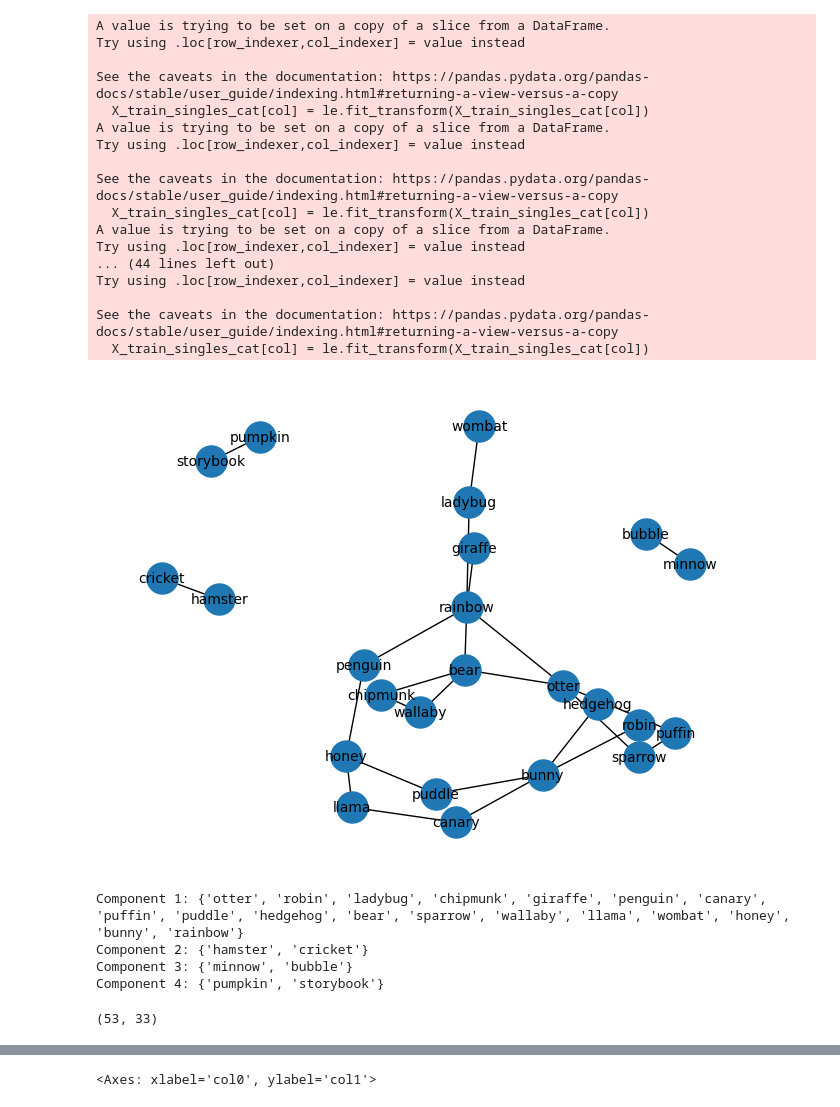
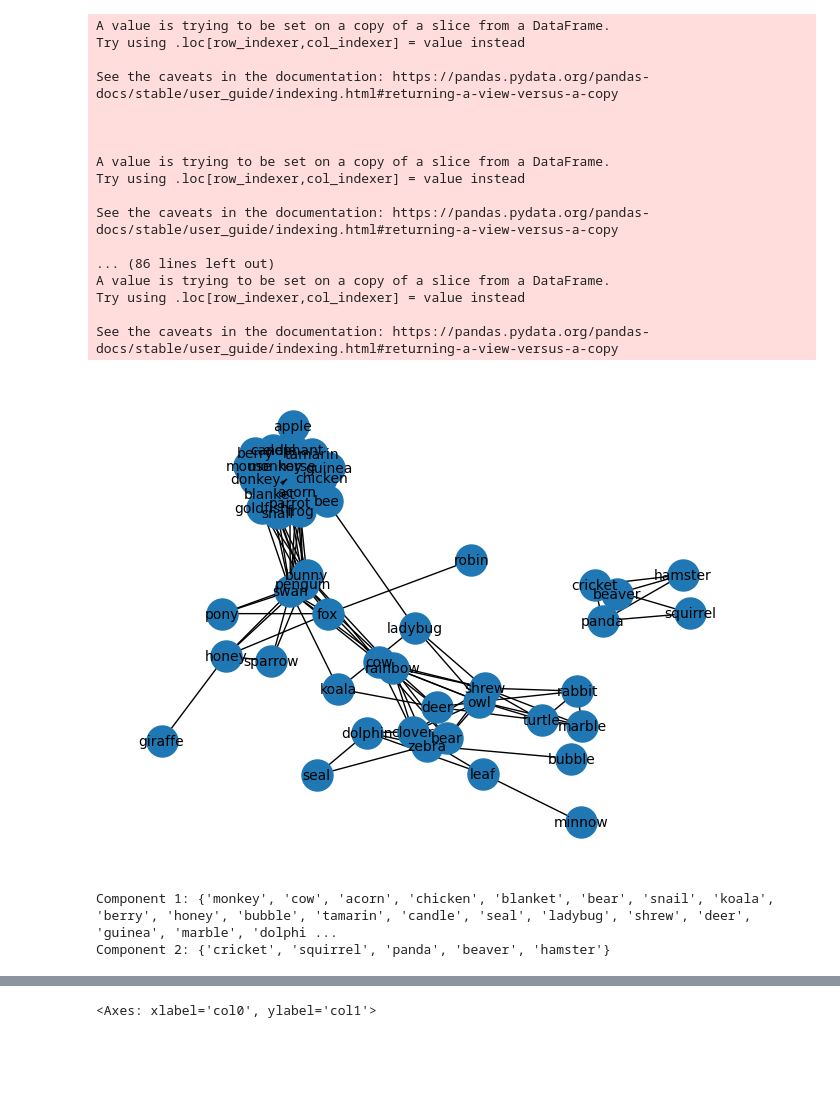
Before and after one commit to fnnsll/synthetic, a Jupyter notebook: model_pipeline_draft.ipynb, the cells around one changed output, grey strips where cells are left out. Cells and saved outputs as stored; diff of their text form; code cells hidden in the pictures; blank space fills up the shorter version.

```diff
--- a/model_pipeline_draft.ipynb
+++ b/model_pipeline_draft.ipynb
@@ -58,22 +58,29 @@ X_train_cat = X_train.copy()
 
 le = preprocessing.LabelEncoder()
 for i,col in enumerate(X_train_o.columns.tolist()):
-    X_train_cat[col] = le.fit_transform(X_train_cat[col])
+    X_train_cat[col] = le.fit_transform(X_train_cat[col].fillna('iamna'))
+
+for i, col in enumerate(X_train_cat.select_dtypes(exclude='object').columns.tolist()):
+    X_train_cat[col] = X_train_cat[col].fillna(0)
 
 col_one = []
 col_two = []
 corr_list = []
+abs_corr_list = []
 for i,col_1 in enumerate(X_train_cat.columns.tolist()):
     for j, col_2 in enumerate(X_train_cat.columns.tolist()):
         if col_1!=col_2:
             col_one.append(col_1)
             col_two.append(col_2)
             corr_list.append(stats.pointbiserialr(X_train_cat[col_1], X_train_cat[col_2])[0])
+            abs_corr_list.append(abs(stats.pointbiserialr(X_train_cat[col_1], X_train_cat[col_2])[0]))
+
 
 col_dict = {
     'col1': col_one,
     'col2': col_two,
-    'corr': corr_list
+    'corr': corr_list,
+    'abs_corr': abs_corr_list
 }
 
 corr_df = pd.DataFrame.from_dict(col_dict)
@@ -80,7 +103,7 @@ corr_df = pd.DataFrame.from_dict(col_dict)
 # %%
 R = 0.45
 S = 0.8
-df_R = corr_df[(corr_df['corr'] > R)&(corr_df['corr']<S)]
+df_R = corr_df[(corr_df['abs_corr'] > R)&(corr_df['abs_corr']<S)]
 
 G=nx.from_pandas_edgelist(df_R, 'col1', 'col2', edge_attr='corr')
 
@@ -121,7 +144,7 @@ for comp in components_:
     if len(comp) <= 3:
         component_list_core.append(list(comp))
 
-flat_list = [item for sublist in component_list_core for item in sublist]
+flat_list = [item for sublist in component_list for item in sublist]
 
 singles = [x for x in X_train.columns.tolist() if x not in flat_list]
 
@@ -143,20 +180,26 @@ le = preprocessing.LabelEncoder()
 for i,col in enumerate(object_columns):
     X_train_singles_cat[col] = le.fit_transform(X_train_singles_cat[col])
 
+for i, col in enumerate(X_train_singles_cat.select_dtypes(exclude='object').columns.tolist()):
+    X_train_singles_cat[col] = X_train_singles_cat[col].fillna(0)
+
 col_one = []
 col_two = []
 corr_list = []
+abs_corr_list = []
 for i,col_1 in enumerate(X_train_singles_cat.columns.tolist()):
     for j, col_2 in enumerate(X_train_singles_cat.columns.tolist()):
         if col_1!=col_2:
             col_one.append(col_1)
             col_two.append(col_2)
             corr_list.append(stats.pointbiserialr(X_train_singles_cat[col_1], X_train_singles_cat[col_2])[0])
+            abs_corr_list.append(abs(stats.pointbiserialr(X_train_singles_cat[col_1], X_train_singles_cat[col_2])[0]))
 
 col_dict = {
     'col1': col_one,
     'col2': col_two,
-    'corr': corr_list
+    'corr': corr_list,
+    'abs_corr': abs_corr_list
 }
 
 corr_df_singles = pd.DataFrame.from_dict(col_dict)
@@ -165,34 +208,34 @@ A value is trying to be set on a copy of a slice from a DataFrame.
 Try using .loc[row_indexer,col_indexer] = value instead
 
 See the caveats in the documentation: https://pandas.pydata.org/pandas-docs/stable/user_guide/indexing.html#returning-a-view-versus-a-copy
-  X_train_singles_cat[col] = le.fit_transform(X_train_singles_cat[col])
+
+
+
 A value is trying to be set on a copy of a slice from a DataFrame.
 Try using .loc[row_indexer,col_indexer] = value instead
 
 See the caveats in the documentation: https://pandas.pydata.org/pandas-docs/stable/user_guide/indexing.html#returning-a-view-versus-a-copy
-  X_train_singles_cat[col] = le.fit_transform(X_train_singles_cat[col])
+
+... (86 lines left out)
 A value is trying to be set on a copy of a slice from a DataFrame.
-Try using .loc[row_indexer,col_indexer] = value instead
-... (44 lines left out)
 Try using .loc[row_indexer,col_indexer] = value instead
 
 See the caveats in the documentation: https://pandas.pydata.org/pandas-docs/stable/user_guide/indexing.html#returning-a-view-versus-a-copy
-  X_train_singles_cat[col] = le.fit_transform(X_train_singles_cat[col])
 # %%
-R = 0.1
+R = 0.2
 S = 1
-df_R = corr_df_singles[(corr_df_singles['corr'] > R)&(corr_df_singles['corr']<=S)]
+df_R = corr_df_singles[(corr_df_singles['abs_corr'] > R)&(corr_df_singles['abs_corr']<=S)]
 
 G=nx.from_pandas_edgelist(df_R, 'col1', 'col2', edge_attr='corr')
 
 pos = nx.spring_layout(G, k=0.5, scale=2.0)  # increase `k` or `scale` for more spacing
 
 # Draw the graph using the custom positions
 nx.draw(G, pos, with_labels=True, node_size=500, font_size=10)
 
 plt.show()
 # %% [output]
-[figure, old version]
+[figure, new version]
 # %%
 # Get connected components
 components = list(nx.connected_components(G))
@@ -203,17 +246,31 @@ for i, component in enumerate(components):
     print(f"Component {i+1}: {component}")
     component_list_two.append(list(component))
 
-flat_list_two = [item for sublist in component_list_two for item in sublist]
+components_ = sorted(components, key=len, reverse=True)
+
+component_list_two_core = []
+for comp in components_:
+    if len(comp) > 3:
+        subgraph = G.subgraph(comp)
+
+    # Filter nodes with degree > 1
+        filtered_nodes = [n for n in subgraph.nodes if subgraph.degree[n] > 1]
+
+    # Create the subgraph of only those nodes
+        filtered_subgraph = subgraph.subgraph(filtered_nodes)
+
+        filtered_nodes_two = [n for n in filtered_subgraph.nodes if filtered_subgraph.degree[n]>1]
+
+        component_list_two_core.append(filtered_nodes)
+    if len(comp) <= 3:
+        component_list_two_core.append(list(comp))
+
+
+flat_list_two = [item for sublist in component_list_two_core for item in sublist]
 
 singles = [x for x in X_train_singles_cat.columns.tolist() if x not in flat_list_two]
 
 single_lists = [[x] for x in singles]
 # %% [output]
-Component 1: {'otter', 'robin', 'ladybug', 'chipmunk', 'giraffe', 'penguin', 'canary', 'puffin', 'puddle', 'hedgehog', 'bear', 'sparrow', 'wallaby', 'llama', 'wombat', 'honey', 'bunny', 'rainbow'}
-Component 2: {'hamster', 'cricket'}
-Component 3: {'minnow', 'bubble'}
-Component 4: {'pumpkin', 'storybook'}
+Component 1: {'monkey', 'cow', 'acorn', 'chicken', 'blanket', 'bear', 'snail', 'koala', 'berry', 'honey', 'bubble', 'tamarin', 'candle', 'seal', 'ladybug', 'shrew', 'deer', 'guinea', 'marble', 'dolphi ...
+Component 2: {'cricket', 'squirrel', 'panda', 'beaver', 'hamster'}
-# %%
-len(component_list_core+single_lists_one), len(component_list_core+component_list_two+single_lists)
-# %% [output]
-(53, 33)
```
Also changed, not shown: parts of 25 cells of this notebook, 1 other file.
